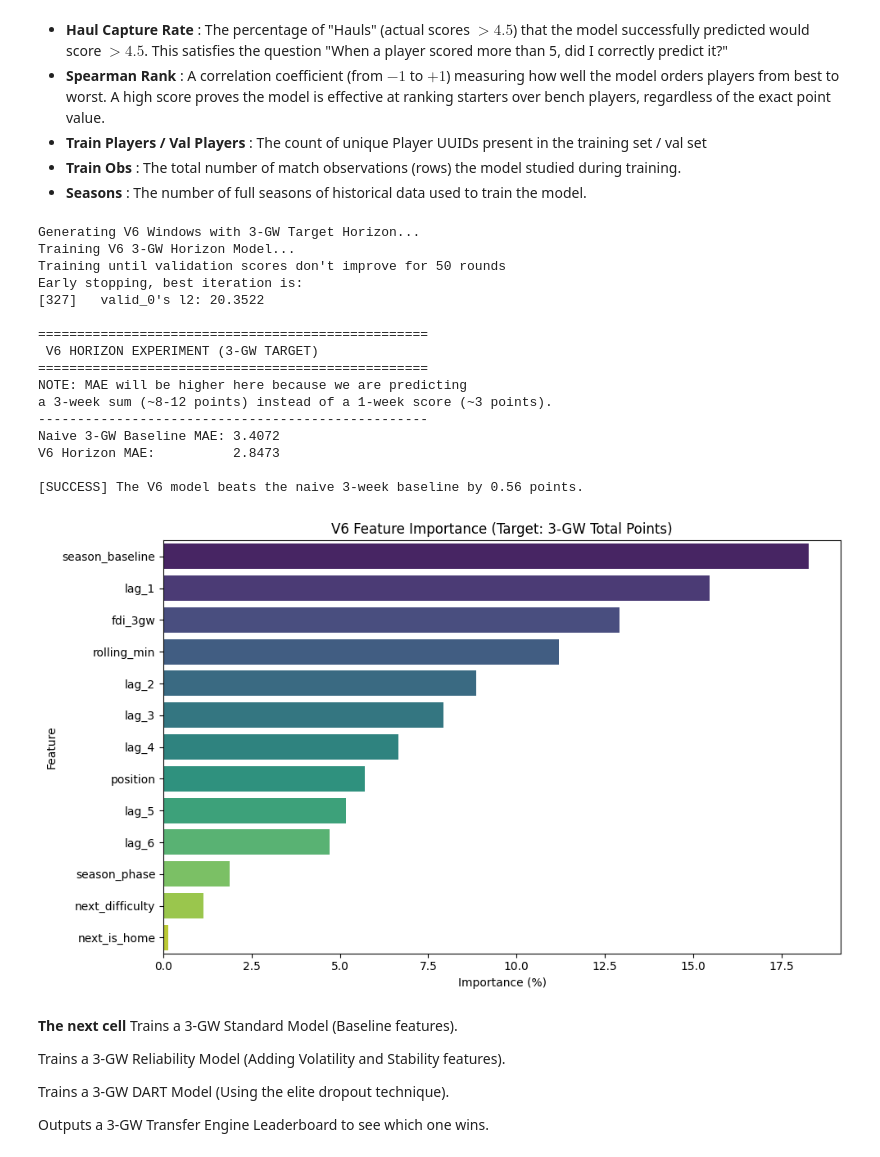
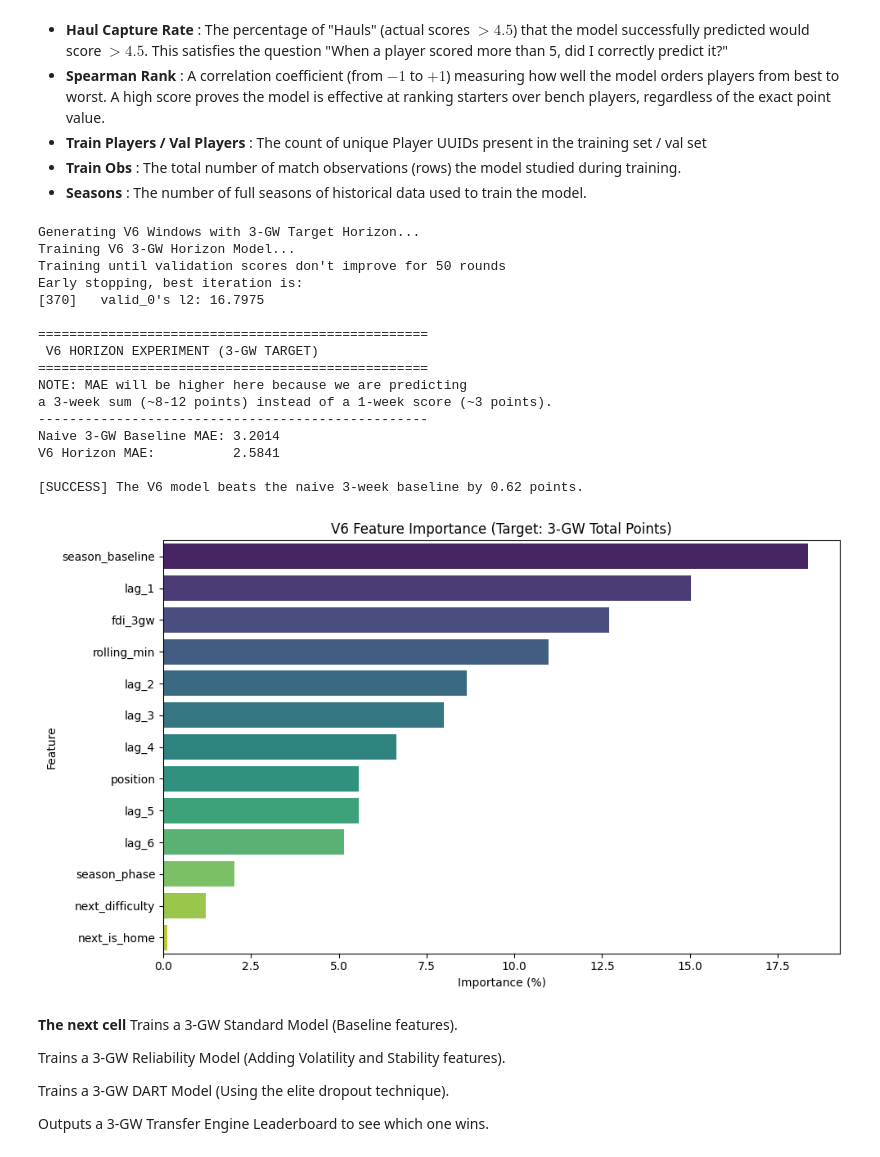
Before and after one commit to sophiedelrey/fpl_pipeline, a Jupyter notebook: models/forecaster_pro.ipynb, the cells around one changed output. Drawn from its saved outputs; the diff is of its cells as text; code cells hidden in the pictures.

```diff
--- a/models/forecaster_pro.ipynb
+++ b/models/forecaster_pro.ipynb
@@ -740,12 +925,14 @@ Total Training Windows: 67591
 
 # --- 0. DEFINE THE VALIDATION WINDOW (The "Fair Ground") ---
 VAL_SEASON = "2025-26"
-VAL_START_GW = 27
-VAL_END_GW = 31
+VAL_START_GW = 28
+VAL_END_GW = 32
 
 # 1. LINK TO SOURCE METADATA
 # windowed_df.index now contains actual df_augmented row indices (fixed in Cell 2)
-source_meta = df_augmented.loc[windowed_df.index, ['season', 'Gameweek']]
+#source_meta = df_augmented.loc[windowed_df.index, ['season', 'Gameweek']]
+safe_windowed_index = windowed_df.index.intersection(df_augmented.index)
+source_meta = df_augmented.loc[safe_windowed_index, ['season', 'Gameweek']]
 
 # 2. CREATE THE MASK
 global_val_mask = (
@@ -2931,8 +2876,8 @@ df_win_v3 = generate_fpl_windows_v3(df_augmented)
 
 # 2. DYNAMIC SPLIT — Rebuild mask specifically for V3's index length
 VAL_SEASON = "2025-26"
-VAL_START_GW = globals().get('VAL_START_GW', 27)
-VAL_END_GW = globals().get('VAL_END_GW', 31)
+VAL_START_GW = globals().get('VAL_START_GW', 28)
+VAL_END_GW = globals().get('VAL_END_GW', 32)
 
 source_meta_v3 = df_augmented.loc[df_win_v3.index, ['season', 'Gameweek']]
 
@@ -4155,8 +4116,8 @@ df_win_v6 = generate_fpl_windows_3gw(df_augmented)
 # 2. APPLY FAIR SPLIT (Fixed for new index length)
 # Rebuild the mask specifically for the V6 index
 VAL_SEASON = "2025-26"
-VAL_START_GW = 27
-VAL_END_GW = 31
+VAL_START_GW = 28
+VAL_END_GW = 32
 
 source_meta_v6 = df_augmented.loc[df_win_v6.index, ['season', 'Gameweek']]
 v6_val_mask = (
@@ -4201,38 +4162,38 @@ print(f"Naive 3-GW Baseline MAE: {mae_baseline_3gw:.4f}")
 print(f"V6 Horizon MAE:          {mae_v6:.4f}")
 
 if mae_v6 < mae_baseline_3gw:
     print(f"\n[SUCCESS] The V6 model beats the naive 3-week baseline by {mae_baseline_3gw - mae_v6:.2f} points.")
 else:
     print("\n[WARNING] The model struggles to forecast 3 weeks out.")
 
 # 5. PLOT FEATURE IMPORTANCE
 plt.figure(figsize=(10, 6))
 importances = model_v6.feature_importances_
 feat_imp = pd.DataFrame({'Feature': X_train_v6.columns, 'Importance (%)': 100 * (importances / importances.sum())})
 feat_imp = feat_imp.sort_values(by='Importance (%)', ascending=False)
 #sns.barplot(x='Importance (%)', y='Feature', data=feat_imp, palette='viridis')
 sns.barplot(x='Importance (%)', y='Feature', hue='Feature', data=feat_imp, palette='viridis', legend=False)
 plt.title('V6 Feature Importance (Target: 3-GW Total Points)')
 plt.tight_layout()
 plt.show()
 # %% [output]
 Generating V6 Windows with 3-GW Target Horizon...
 Training V6 3-GW Horizon Model...
 Training until validation scores don't improve for 50 rounds
 Early stopping, best iteration is:
-[327]   valid_0's l2: 20.3522
+[370]   valid_0's l2: 16.7975
 
 ==================================================
  V6 HORIZON EXPERIMENT (3-GW TARGET)
 ==================================================
 NOTE: MAE will be higher here because we are predicting
 a 3-week sum (~8-12 points) instead of a 1-week score (~3 points).
 --------------------------------------------------
-Naive 3-GW Baseline MAE: 3.4072
-V6 Horizon MAE:          2.8473
+Naive 3-GW Baseline MAE: 3.2014
+V6 Horizon MAE:          2.5841
 
-[SUCCESS] The V6 model beats the naive 3-week baseline by 0.56 points.
+[SUCCESS] The V6 model beats the naive 3-week baseline by 0.62 points.
-[figure, old version]
+[figure, new version]
 # %% [markdown]
 __The next cell__ Trains a 3-GW Standard Model (Baseline features).
 
```
Also changed, not shown: parts of 57 cells of this notebook, 4 other files.
